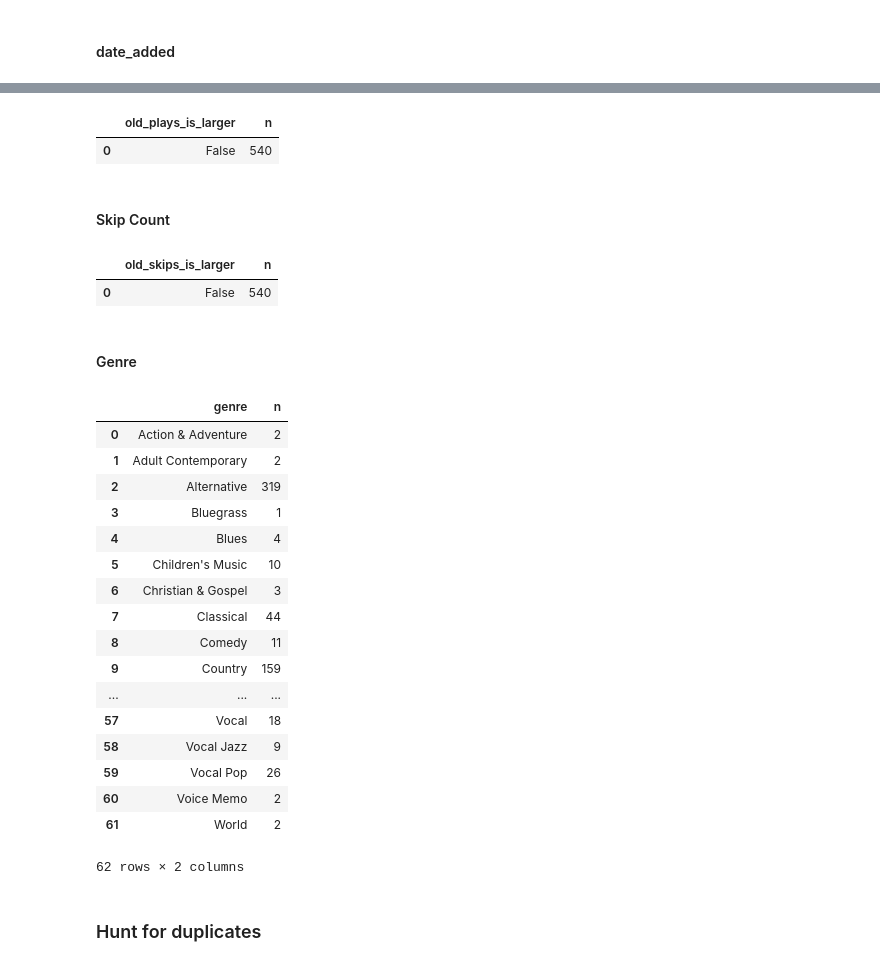
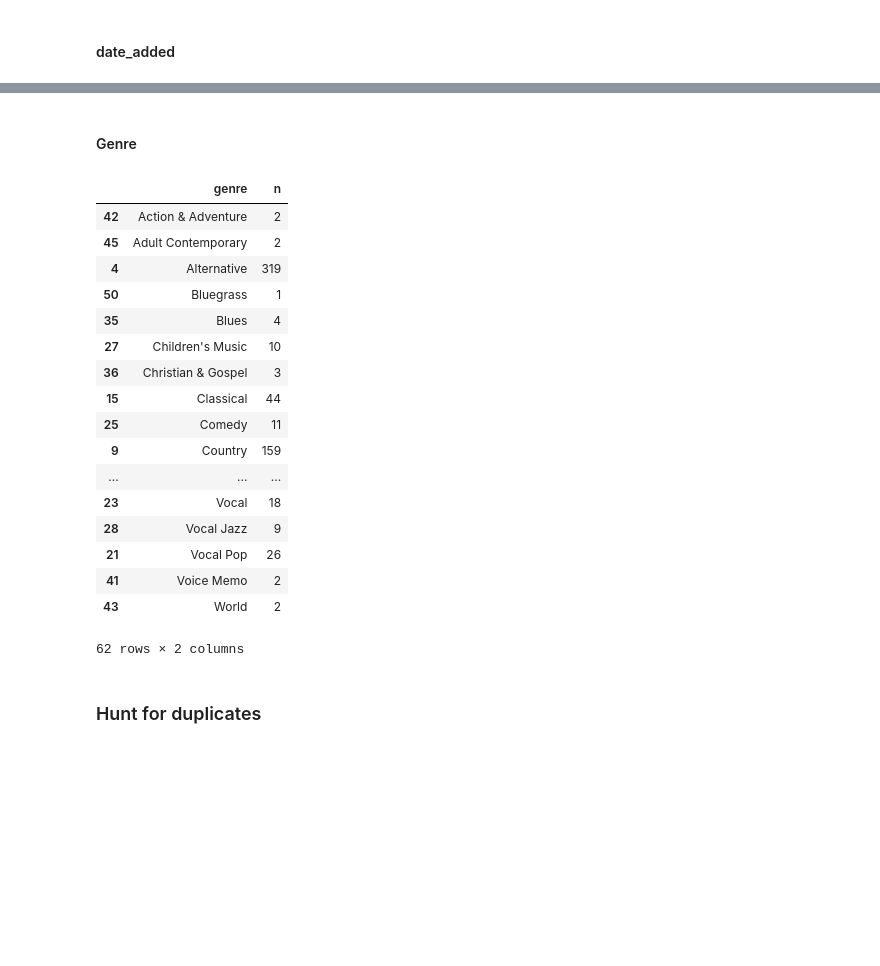
Before and after one commit to bakera81/itunesutils, a Jupyter notebook: python/anthonys-data-adventure.ipynb, the cells around one changed output, grey strips where cells are left out. Saved outputs shown, nothing was run; the diff lists cells and outputs as text; code cells hidden in the pictures; blank space fills up the shorter version.

Commit message:
update play counts, skip counts, and date_added

```diff
--- a/python/anthonys-data-adventure.ipynb
+++ b/python/anthonys-data-adventure.ipynb
@@ -192,24 +299,0 @@ We will group by the new `persistent_id` and aggregate data for each of the abov
-# %%
-# for joined_on_pid, we want to keep the most recent playcount number.
-# If it is the same exact song, keep the largest of the two.
-# If it is a different song (different filetype, different pid) sum them.
-(
-    joined_on_pid
-    >> select(_.contains("play_count"))
-    >> count(old_plays_is_larger = _.play_count_x > _.play_count_y)
-)
-# %% [output]
-|  | old_plays_is_larger | n |
-| 0 | False | 540 |
-# %% [markdown]
-#### Skip Count
-# %%
-# for joined_on_pid, we want to keep the most recent skip count number.
-(
-    joined_on_pid
-    >> select(_.contains("skip_count"))
-    >> count(old_skips_is_larger = _.skip_count_x > _.skip_count_y)
-)
-# %% [output]
-|  | old_skips_is_larger | n |
-| 0 | False | 540 |
@@ -216,28 +330,30 @@ We will group by the new `persistent_id` and aggregate data for each of the abov
 # %% [markdown]
 #### Genre
 # %%
+# It turns out, AM includes a bunch of garbage genres.
 (
     data2
+#     >> filter(_.kind == "Apple Music AAC audio file")
     >> count(_.genre, sort = True)
-    >> arrange(_.genre, _.n)
+    >> arrange(_.genre)
 )
 # %% [output]
 |  | genre | n |
-| 0 | Action & Adventure | 2 |
-| 1 | Adult Contemporary | 2 |
-| 2 | Alternative | 319 |
-| 3 | Bluegrass | 1 |
-| 4 | Blues | 4 |
-| 5 | Children's Music | 10 |
-| 6 | Christian & Gospel | 3 |
-| 7 | Classical | 44 |
-| 8 | Comedy | 11 |
+| 42 | Action & Adventure | 2 |
+| 45 | Adult Contemporary | 2 |
+| 4 | Alternative | 319 |
+| 50 | Bluegrass | 1 |
+| 35 | Blues | 4 |
+| 27 | Children's Music | 10 |
+| 36 | Christian & Gospel | 3 |
+| 15 | Classical | 44 |
+| 25 | Comedy | 11 |
 | 9 | Country | 159 |
 | ... | ... | ... |
-| 57 | Vocal | 18 |
-| 58 | Vocal Jazz | 9 |
-| 59 | Vocal Pop | 26 |
-| 60 | Voice Memo | 2 |
-| 61 | World | 2 |
+| 23 | Vocal | 18 |
+| 28 | Vocal Jazz | 9 |
+| 21 | Vocal Pop | 26 |
+| 41 | Voice Memo | 2 |
+| 43 | World | 2 |
 62 rows × 2 columns
 # %%
```
Also changed, not shown: parts of 8 cells of this notebook.
